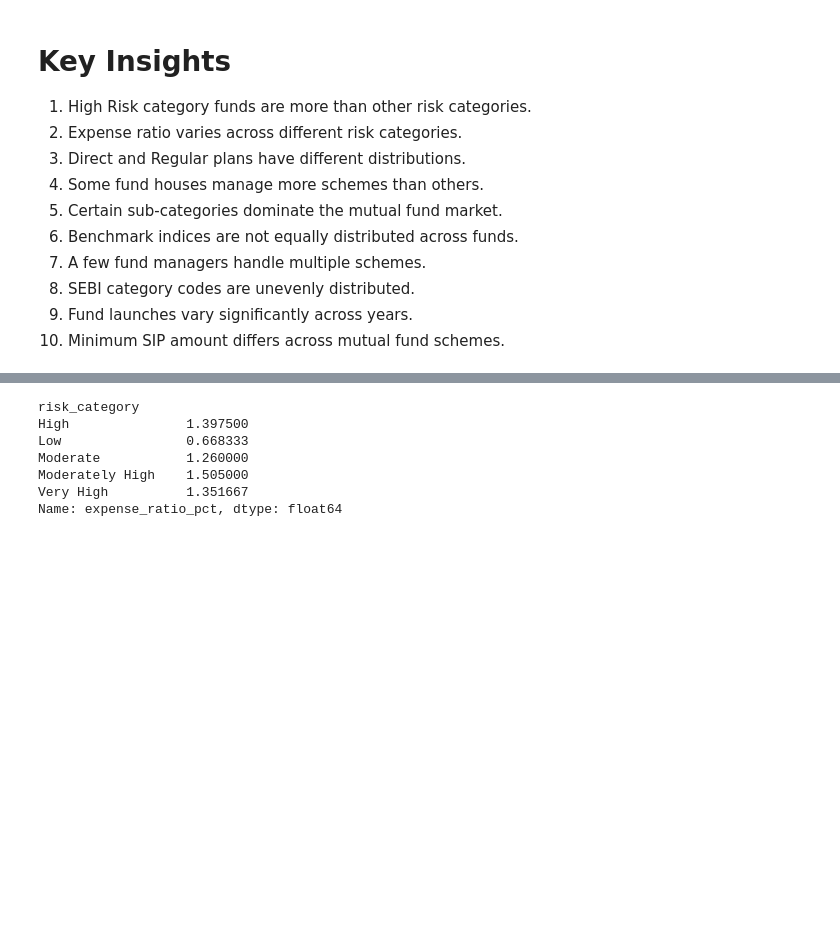
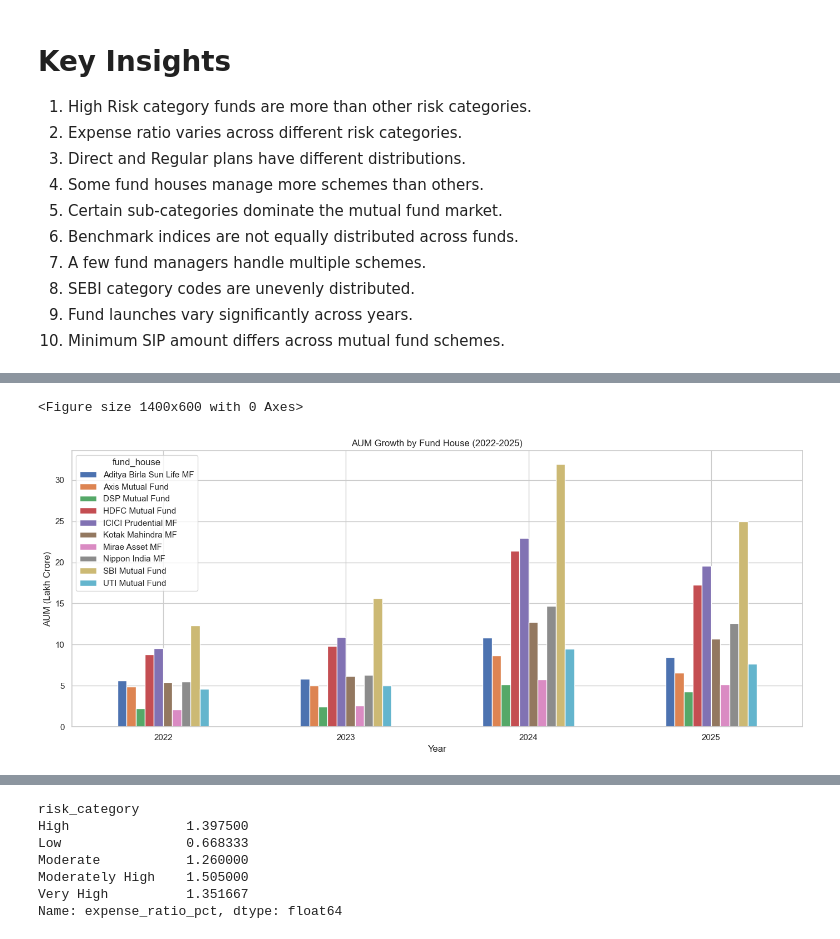
Before and after one commit to singhradhika26986-ops/capstone-mutual-fund-analytics, a Jupyter notebook: notebooks/eda_analysis.ipynb, the cells around one changed output, grey strips where cells are left out. Cells and saved outputs as stored; diff of their text form; code cells hidden in the pictures; blank space fills up the shorter version.

```diff
--- a/notebooks/eda_analysis.ipynb
+++ b/notebooks/eda_analysis.ipynb
@@ -509,0 +573,7 @@ plt.show()
+# %%
+import pandas as pd
+import matplotlib.pyplot as plt
+
+aum = pd.read_csv("../data/raw/03_aum_by_fund_house.csv")
+
+aum.head()
@@ -509,0 +587,22 @@ plt.show()
+# %%
+aum["year"] = pd.to_datetime(aum["date"]).dt.year
+
+aum_group = (
+    aum.groupby(["year", "fund_house"])["aum_lakh_crore"]
+    .sum()
+    .unstack()
+)
+
+plt.figure(figsize=(14,6))
+aum_group.plot(kind="bar", figsize=(14,6))
+
+plt.title("AUM Growth by Fund House (2022-2025)")
+plt.xlabel("Year")
+plt.ylabel("AUM (Lakh Crore)")
+plt.xticks(rotation=0)
+plt.tight_layout()
+
+plt.show()
+# %% [output]
+<Figure size 1400x600 with 0 Axes>
+[figure, added]
```
Also changed, not shown: parts of 27 cells of this notebook, 1 other file.
